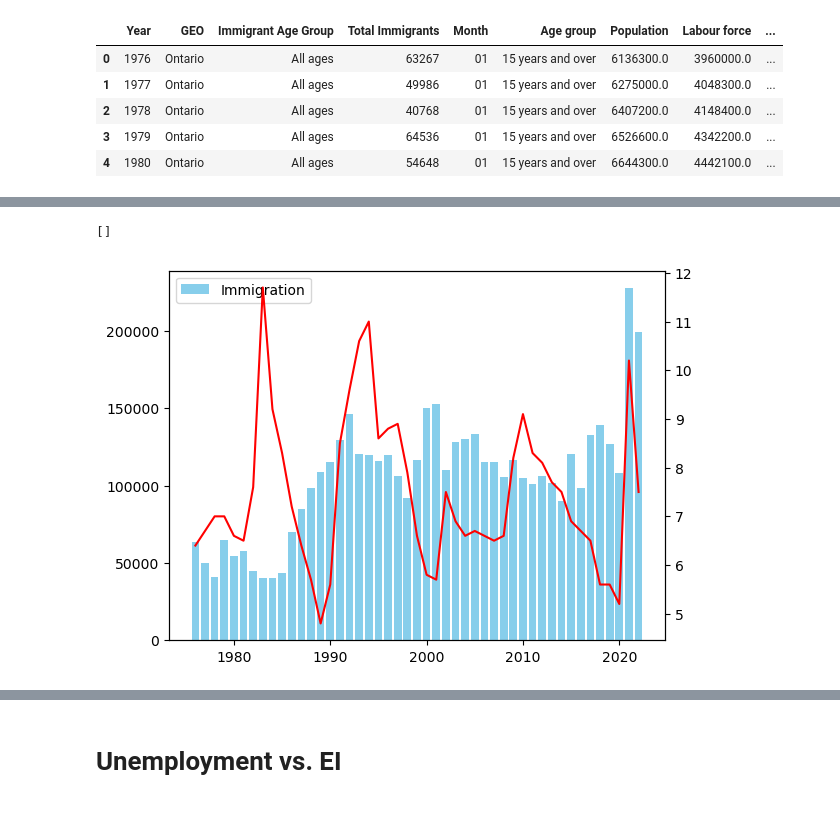
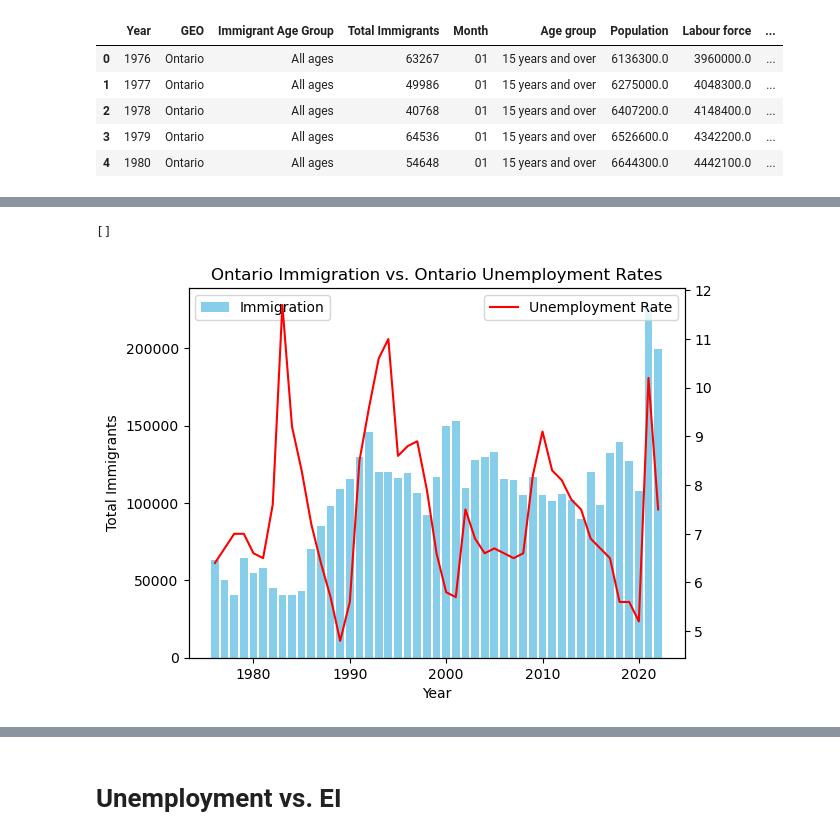
Before and after one commit to Cadeem-M/Project-1-Unemployment, a Jupyter notebook: analysis.ipynb, the cells around one changed output, grey strips where cells are left out. Cells and saved outputs as stored; diff of their text form; code cells hidden in the pictures; blank space fills up the shorter version.

```diff
--- a/analysis.ipynb
+++ b/analysis.ipynb
@@ -348,14 +394,22 @@ ontario_merge.head()
 # %%
+#Plotting bar chart for Ontario immigration totals by year,
 fig, ax = plt.subplots()
 ax.bar(ontario_immigration["Year"], ontario_immigration['Total Immigrants'], color='skyblue', label="Immigration")
+ax.set_ylabel("Total Immigrants")
+ax.set_xlabel("Year")
 
+# Overlaying line chart of Ontario unemployment rates
 ax2= ax.twinx()
+ax2.plot(ontario_unemploy["Year"], ontario_unemploy['Unemployment rate'], color='red', label="Unemployment Rate")
+plt.title("Ontario Immigration vs. Ontario Unemployment Rates")
+ax.legend(loc='upper left')
+ax2.legend(loc='upper right')
+plt.tight_layout
 
-ax2.plot(ontario_unemploy["Year"], ontario_unemploy['Unemployment rate'], color='red', label="Unemployment Rate")
-
-ax.legend()
+#Save the figure
+plt.savefig("Visualizations/Immigration_2.png")
 
 ax.plot()
 # %% [output]
 []
-[figure, old version]
+[figure, new version]
```
Also changed, not shown: parts of 15 cells of this notebook, 3 other files.
